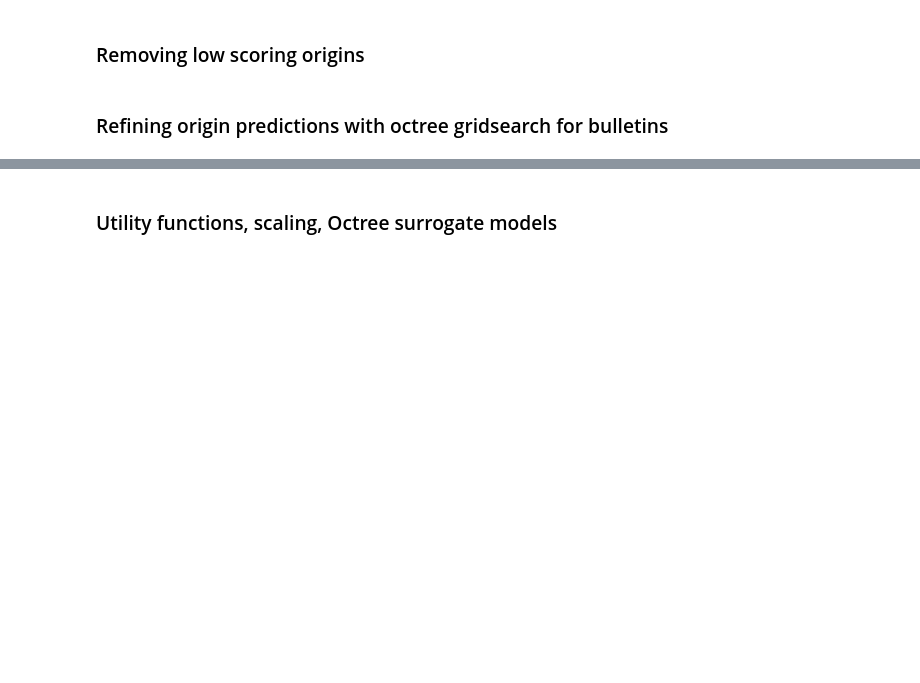
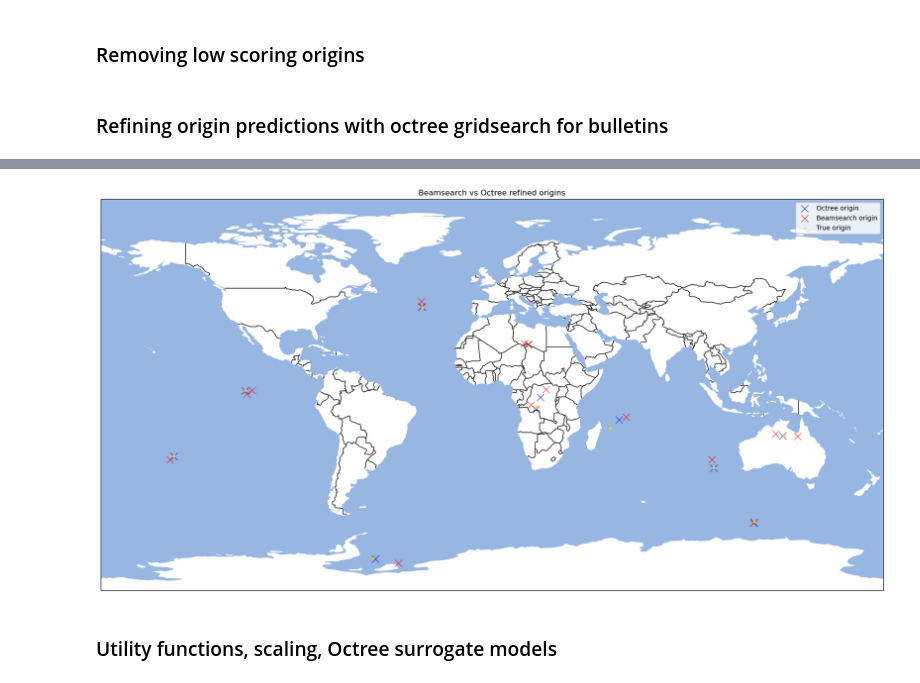
Before and after one commit to gtcanalytics/randl_client, a Jupyter notebook: Randl_Client_Example_Notebook.ipynb, the cells around one changed output, grey strips where cells are left out. Cells and saved outputs as stored; diff of their text form; code cells hidden in the pictures; blank space fills up the shorter version.

```diff
--- a/Randl_Client_Example_Notebook.ipynb
+++ b/Randl_Client_Example_Notebook.ipynb
@@ -161,7 +157,7 @@ window
 # %%
 randl.set_dml_models(['pwave'])
 randl.set_dml_sampling(['random'])
-randl.set_dml_num_samples(60)
+randl.set_dml_num_samples(50)
 randl.set_dml_exclude_duplicate_stations(True)
 # %% [markdown]
 #### Querying backend for DML predictions from the current window of arrivals
@@ -337,11 +352,11 @@ origins_trimmed = origins[origins.Beamsearch_score > threshold]
 # %% [markdown]
 ### Refining origin predictions with octree gridsearch for bulletins
 # %%
-randl.set_octree_time_spacing(14)
-randl.set_octree_time_threshold(10)
-randl.set_octree_time_samples(9)
-randl.set_octree_loc_spacing(0.015)
-randl.set_octree_loc_samples(11)
+randl.set_octree_time_spacing(9)
+randl.set_octree_time_threshold(7)
+randl.set_octree_time_samples(8)
+randl.set_octree_loc_spacing(0.008)
+randl.set_octree_loc_samples(7)
 randl.set_octree_max_iterations(3)
 # %%
 refined_origins = randl.octree_bulletin_refinement(bulletin, origins_trimmed)
@@ -382,0 +389,3 @@ plt.show()
+# %%
+beamsearch_results, octree_results = randl.octree_bulletin_association(bulletin, exclude_associated_phases=True,
+                                                                       travel_time=600, verbose=False)
@@ -383,3 +435,20 @@ plt.show()
+# %%
+plt.rcParams['figure.figsize'] = [17,17]
+
+geo_axes = plt.axes(projection=cartopy.crs.PlateCarree())
+geo_axes.add_feature(cartopy.feature.BORDERS)
+geo_axes.add_feature(cartopy.feature.OCEAN)
+geo_axes.scatter(octree_results.lon, octree_results.lat, marker='x', linewidth=1, c='b', s=120, alpha=0.7, label="Octree origin")
+geo_axes.scatter(beamsearch_results.Beamsearch_lon, beamsearch_results.Beamsearch_lat, marker='x', linewidth=1, c='r', s=120, alpha=0.7, label="Beamsearch origin")
+geo_axes.scatter(bulletin.ORIG_LON, bulletin.ORIG_LAT, marker='.', linewidth=1, c='gold', s=30, alpha=0.4, label="True origin")
+geo_axes.set_global()
+
+plt.title("Beamsearch vs Octree refined origins")
+plt.legend()
+plt.tight_layout()
+plt.show()
+# %% [output]
+[figure, added]
 # %% [markdown]
 ### Utility functions, scaling, Octree surrogate models
 # %%
```
Also changed, not shown: parts of 13 cells of this notebook.
